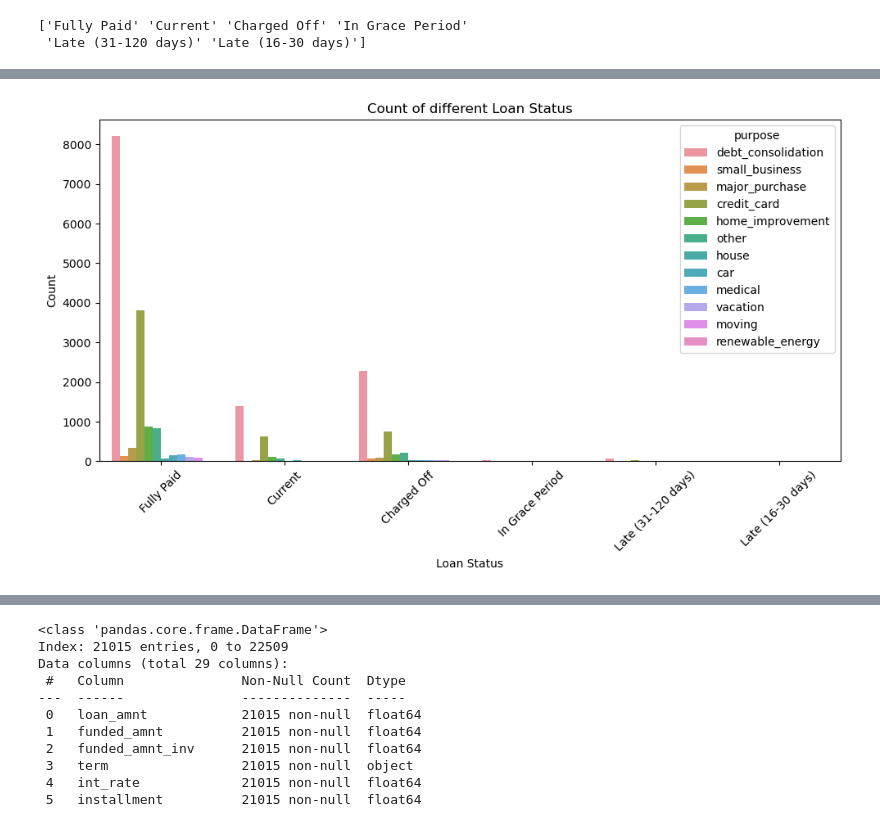
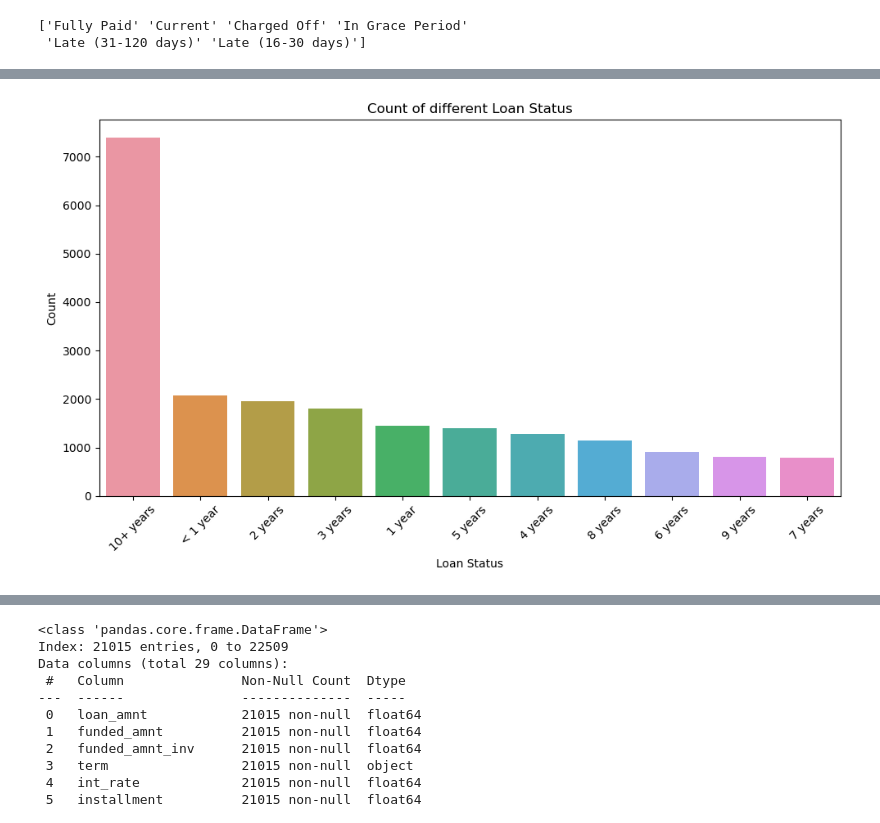
Before and after one commit to MaSOouD69/Loan-Status-predictor-tool, a Jupyter notebook: 2. EDA EXPLORE EXTREME.ipynb, the cells around one changed output, grey strips where cells are left out. Cells and saved outputs as stored; diff of their text form; code cells hidden in the pictures.

```diff
--- a/2. EDA EXPLORE EXTREME.ipynb
+++ b/2. EDA EXPLORE EXTREME.ipynb
@@ -77,12 +127,12 @@ plt.tight_layout()
 # %%
 plt.figure(figsize=(10, 6))
-sns.countplot(x='loan_status', data=df, hue="purpose")
+sns.countplot(x='emp_length', data=df, order=df['emp_length'].value_counts().index)
 plt.ylabel("Count")
 plt.xlabel("Loan Status")
 plt.title("Count of different Loan Status")
 plt.xticks(rotation=45)
 plt.tight_layout()
 # %% [output]
-[figure, old version]
+[figure, new version]
 # %%
 plt.figure(figsize=(10, 6))
```
Also changed, not shown: parts of 16 cells of this notebook.
